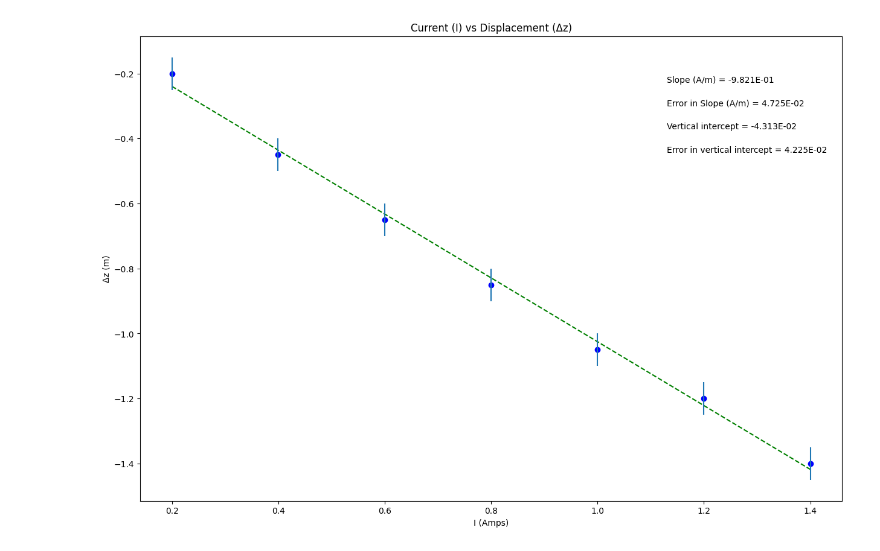
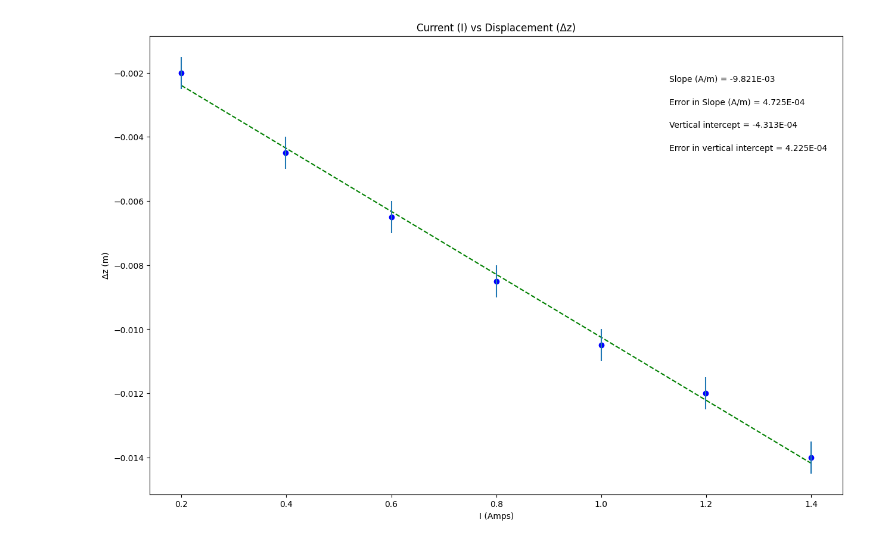
Before and after one commit to ani-maker113/PHSXlabplots, a Jupyter notebook: Mag_Dipole_Plot_3_Seamus_E.ipynb, the cells around one changed output. Cells and saved outputs as stored; diff of their text form; code cells hidden in the pictures.

```diff
--- a/Mag_Dipole_Plot_3_Seamus_E.ipynb
+++ b/Mag_Dipole_Plot_3_Seamus_E.ipynb
@@ -21,9 +21,9 @@ import matplotlib.pyplot as plt
 
 Current = np.array([.2, .399, .6, .8, 1, 1.199, 1.4])
 
-Displacement = np.array([-.2, -.45, -.65, -.85, -1.05, -1.2, -1.4])
+Displacement = np.array([-.002, -.0045, -.0065, -.0085, -.0105, -.012, -.014])
 
-Uncertainty = np.array([0.05, 0.05, 0.05, 0.05, 0.05, 0.05, 0.05])
+Uncertainty = np.array([0.0005, 0.0005, 0.0005, 0.0005, 0.0005, 0.0005, 0.0005])
 
 
 
@@ -92,31 +92,31 @@ elif annotation_placement==3 or annotation_placement==4:
 #Don't need to change anything in this section!
 
 #Plot data on graph. Plot error bars and place values for slope,
 #error in slope, and vertical intercept (plus error) on the plot using "annotate"
 
 plt.figure(figsize=(15,10))
 
 plt.plot(x, fit, color='green', linestyle='--')
 plt.scatter(x, y, color='blue', marker='o')
 
 plt.xlabel(x_label)
 plt.ylabel(y_label)
 plt.title(plot_title)
 
 plt.errorbar(x, y, yerr=dy, xerr=None, fmt="none") #don't need to plot x error bars
 
 plt.annotate('Slope ({}) = {value:.{digits}E}'.format(slope_units,value=m, digits=3),
              (xpos, ypos[0]), xycoords='axes fraction')
 
 plt.annotate('Error in Slope ({}) = {value:.{digits}E}'.format(slope_units,value=dm, digits=3),
              (xpos, ypos[1]), xycoords='axes fraction')
 
 plt.annotate('Vertical intercept = {value:.{digits}E}'.format(value=b, digits=3),
              (xpos, ypos[2]), xycoords='axes fraction')
 
 plt.annotate('Error in vertical intercept = {value:.{digits}E}'.format(value=db, digits=3),
              (xpos, ypos[3]), xycoords='axes fraction')
 
 plt.show()
 # %% [output]
-[figure, old version]
+[figure, new version]
```
